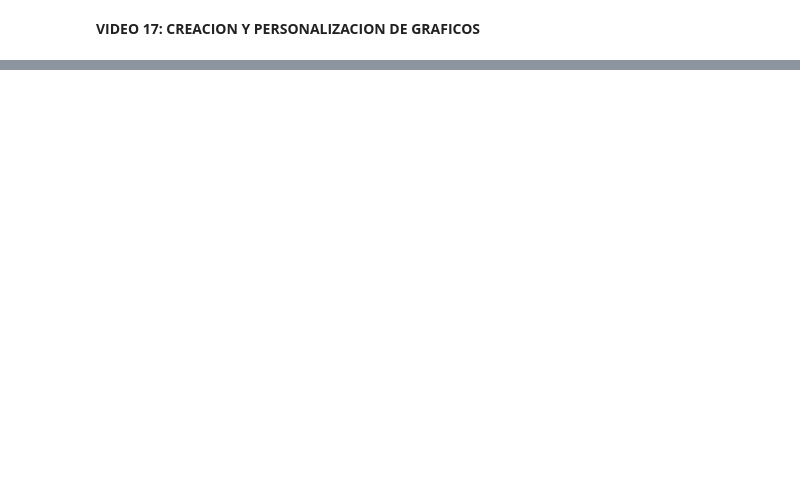
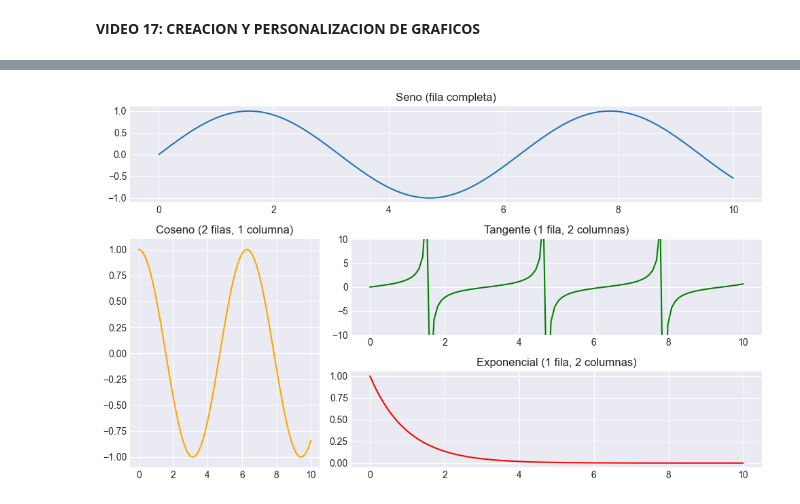
Before and after one commit to jcm78411/data-analisys, a Jupyter notebook: 4.matplotlib_module.ipynb, the cells around one changed output, grey strips where cells are left out. Cells and saved outputs as stored; diff of their text form; code cells hidden in the pictures; blank space fills up the shorter version.

```diff
--- a/4.matplotlib_module.ipynb
+++ b/4.matplotlib_module.ipynb
@@ -67,0 +189,37 @@ plt.show()
+# %%
+import matplotlib.pyplot as plt
+import matplotlib.gridspec as gridspec
+import numpy as np
+
+x = np.linspace(0, 10, 100)
+
+fig = plt.figure(figsize=(10, 6))
+
+# Crear una rejilla de 3 filas x 3 columnas
+gs = gridspec.GridSpec(3, 3)
+
+# Primer gráfico: ocupa toda la primera fila (3 columnas)
+ax1 = fig.add_subplot(gs[0, :])
+ax1.plot(x, np.sin(x))
+ax1.set_title('Seno (fila completa)')
+
+# Segundo gráfico: ocupa la columna 0, filas 1 y 2 (2 filas verticales)
+ax2 = fig.add_subplot(gs[1:, 0])
+ax2.plot(x, np.cos(x), 'orange')
+ax2.set_title('Coseno (2 filas, 1 columna)')
+
+# Tercer gráfico: ocupa la posición (1,1) y (1,2)
+ax3 = fig.add_subplot(gs[1, 1:])
+ax3.plot(x, np.tan(x), 'green')
+ax3.set_ylim(-10, 10)
+ax3.set_title('Tangente (1 fila, 2 columnas)')
+
+# Cuarto gráfico: ocupa la posición (2,1) y (2,2)
+ax4 = fig.add_subplot(gs[2, 1:])
+ax4.plot(x, np.exp(-x), 'red')
+ax4.set_title('Exponencial (1 fila, 2 columnas)')
+
+plt.tight_layout()
+plt.show()
+# %% [output]
+[figure, added]
```
Also changed, not shown: parts of 15 cells of this notebook, 7 other files.
